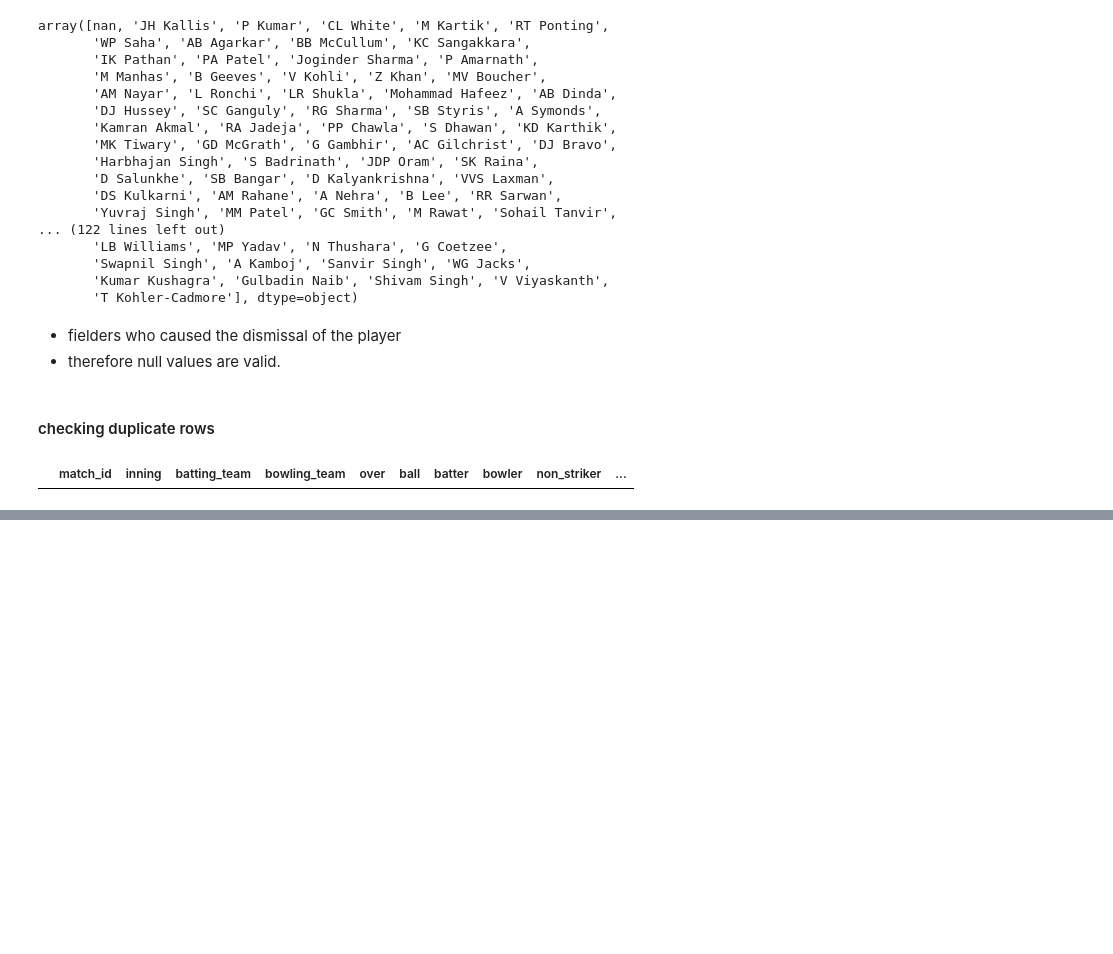
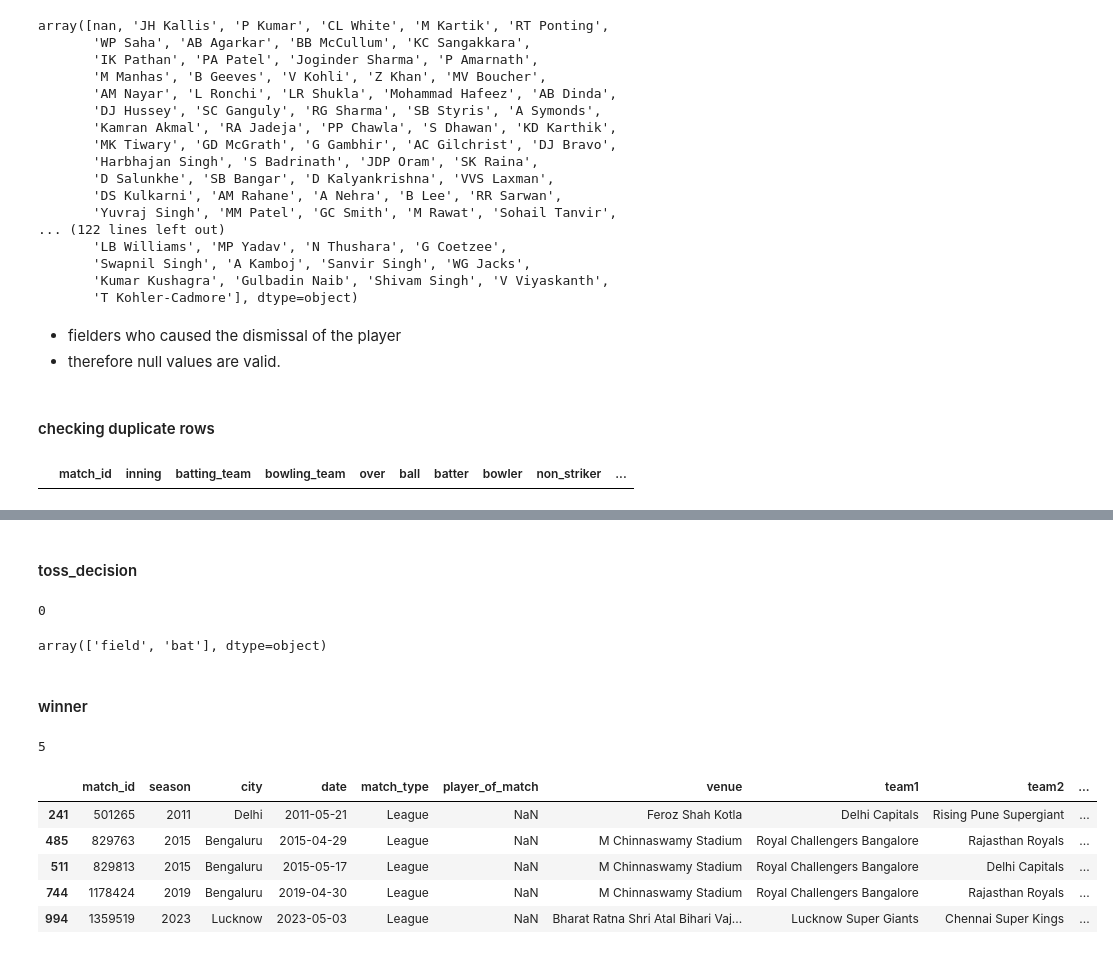
Before and after one commit to Poojaschavan97/IPL-Project-OG, a Jupyter notebook: Predictor.ipynb, the cells around one changed output, grey strips where cells are left out. Saved outputs shown, nothing was run; the diff lists cells and outputs as text; code cells hidden in the pictures; blank space fills up the shorter version.

```diff
--- a/Predictor.ipynb
+++ b/Predictor.ipynb
@@ -530,0 +699,32 @@ deliveries[deliveries.duplicated()]
+# %%
+# Mapping dictionary for cleaning
+venue_mapping = {
+    'M Chinnaswamy Stadium, Bengaluru': 'M Chinnaswamy Stadium',
+    'M.Chinnaswamy Stadium': 'M Chinnaswamy Stadium',
+    'Punjab Cricket Association Stadium, Mohali': 'Punjab Cricket Association IS Bindra Stadium',
+    'Punjab Cricket Association IS Bindra Stadium, Mohali': 'Punjab Cricket Association IS Bindra Stadium',
+    'Punjab Cricket Association IS Bindra Stadium, Mohali, Chandigarh': 'Punjab Cricket Association IS Bindra Stadium',
+    'MA Chidambaram Stadium, Chepauk': 'MA Chidambaram Stadium',
+    'MA Chidambaram Stadium, Chepauk, Chennai': 'MA Chidambaram Stadium',
+    'Wankhede Stadium, Mumbai': 'Wankhede Stadium',
+    'Arun Jaitley Stadium, Delhi': 'Arun Jaitley Stadium',
+    'Eden Gardens, Kolkata': 'Eden Gardens',
+    'Rajiv Gandhi International Stadium, Uppal': 'Rajiv Gandhi International Stadium',
+    'Rajiv Gandhi International Stadium, Uppal, Hyderabad': 'Rajiv Gandhi International Stadium',
+    'Dr DY Patil Sports Academy, Mumbai': 'Dr DY Patil Sports Academy',
+    'Maharashtra Cricket Association Stadium, Pune': 'Maharashtra Cricket Association Stadium',
+    'Himachal Pradesh Cricket Association Stadium, Dharamsala': 'Himachal Pradesh Cricket Association Stadium',
+    'Dr. Y.S. Rajasekhara Reddy ACA-VDCA Cricket Stadium, Visakhapatnam': 'Dr. Y.S. Rajasekhara Reddy ACA-VDCA Cricket Stadium',
+    'Brabourne Stadium, Mumbai':'Brabourne Stadium',
+    'Sawai Mansingh Stadium, Jaipur':'Sawai Mansingh Stadium',
+    'Narendra Modi Stadium, Ahmedabad': 'Narendra Modi Stadium',
+    'Zayed Cricket Stadium, Abu Dhabi': 'Zayed Cricket Stadium',
+    'Bharat Ratna Shri Atal Bihari Vajpayee Ekana Cricket Stadium, Lucknow': 'Bharat Ratna Shri Atal Bihari Vajpayee Ekana Cricket Stadium',
+    'Barsapara Cricket Stadium, Guwahati': 'Barsapara Cricket Stadium',
+    'Maharaja Yadavindra Singh International Cricket Stadium, Mullanpur': 'Maharaja Yadavindra Singh International Cricket Stadium'
+
+    # Add more mappings as necessary
+}
+
+# Replace venue names
+matches['venue']=matches['venue'].replace(venue_mapping)
@@ -530,0 +826,2 @@ deliveries[deliveries.duplicated()]
+# %%
+matches['team1'] = matches['team1'].apply(change_team_name)
@@ -530,0 +853,2 @@ deliveries[deliveries.duplicated()]
+# %%
+matches['team2']=matches['team2'].apply(change_team_name)
@@ -530,0 +880,2 @@ deliveries[deliveries.duplicated()]
+# %%
+matches['toss_winner']=matches['toss_winner'].apply(change_team_name)
@@ -530,0 +890,25 @@ deliveries[deliveries.duplicated()]
+# %% [markdown]
+#### toss_decision
+# %%
+matches['toss_decision'].isnull().sum()
+# %% [output]
+0
+# %%
+matches['toss_decision'].unique()
+# %% [output]
+array(['field', 'bat'], dtype=object)
+# %% [markdown]
+#### winner
+# %%
+matches['winner'].isnull().sum()
+# %% [output]
+5
+# %%
+matches[matches['winner'].isnull()]
+# %% [output]
+|  | match_id | season | city | date | match_type | player_of_match | venue | team1 | team2 | ... |
+| 241 | 501265 | 2011 | Delhi | 2011-05-21 | League | NaN | Feroz Shah Kotla | Delhi Capitals | Rising Pune Supergiant | ... |
+| 485 | 829763 | 2015 | Bengaluru | 2015-04-29 | League | NaN | M Chinnaswamy Stadium | Royal Challengers Bangalore | Rajasthan Royals | ... |
+| 511 | 829813 | 2015 | Bengaluru | 2015-05-17 | League | NaN | M Chinnaswamy Stadium | Royal Challengers Bangalore | Delhi Capitals | ... |
+| 744 | 1178424 | 2019 | Bengaluru | 2019-04-30 | League | NaN | M Chinnaswamy Stadium | Royal Challengers Bangalore | Rajasthan Royals | ... |
+| 994 | 1359519 | 2023 | Lucknow | 2023-05-03 | League | NaN | Bharat Ratna Shri Atal Bihari Vaj... | Lucknow Super Giants | Chennai Super Kings | ... |
```
Also changed, not shown: parts of 58 cells of this notebook.
